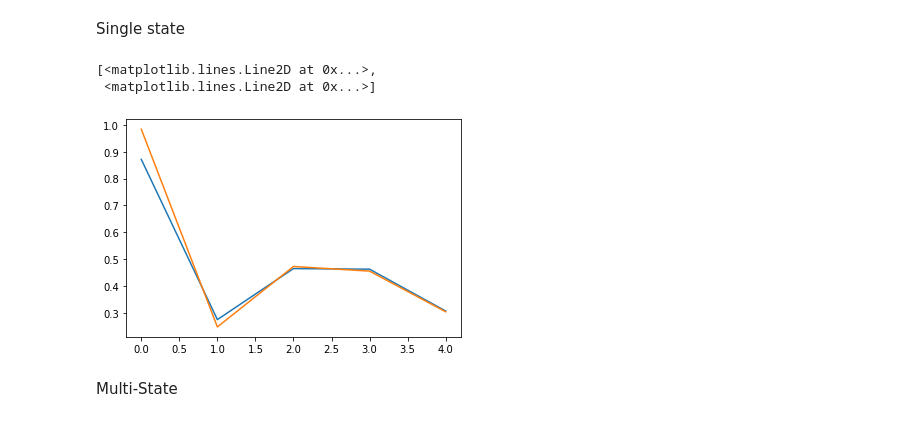
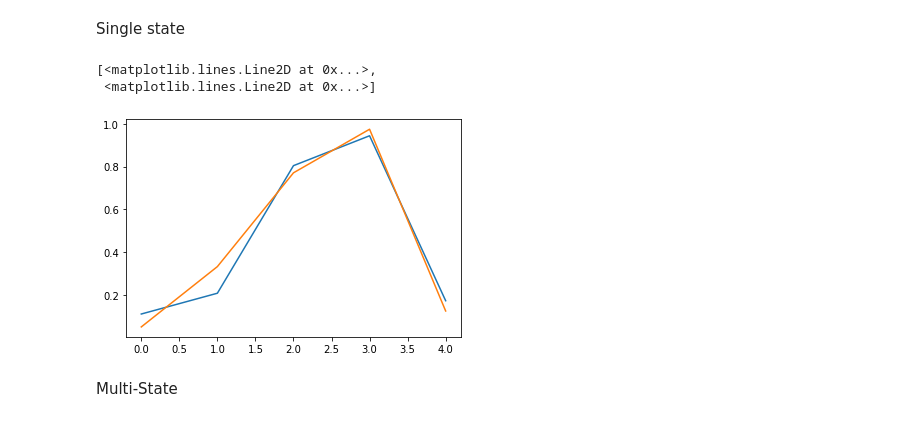
Before and after one commit to kbpositive/machine-learning, a Jupyter notebook: ReinforcementLearning/vanillaPolicyGradient.ipynb, the cells around one changed output. Saved outputs shown, nothing was run; the diff lists cells and outputs as text; code cells hidden in the pictures.

```diff
--- a/ReinforcementLearning/vanillaPolicyGradient.ipynb
+++ b/ReinforcementLearning/vanillaPolicyGradient.ipynb
@@ -48,20 +31,22 @@ def optimize(weights,targets,inputs,learningRate):
 # %% [markdown]
 Single state
-# %%
-inp = [1.0 for _ in range(5)]
-outputs = 5
-targ = [random.random() for _ in range(outputs)]
-wgt = [[(a+b)*0.01 for b in range(outputs)] for a in range(len(inp))]
-lr = 0.01
-
-for _ in range(1000):
-    wgt = optimize(wgt,target(targ),inp,lr)
-results = transpose([sigmoid(feed(inp,wgt)),targ])
-plt.plot(results)
-# %% [output]
-[<matplotlib.lines.Line2D at 0x...>,
- <matplotlib.lines.Line2D at 0x...>]
-[figure, removed]
+# %%
+inputs = 5
+outputs = 5
+inp = np.ones(inputs)
+targ = np.random.random_sample((outputs,))
+wgt = np.random.random_sample((outputs,inputs))
+lr = 0.1
+m = np.zeros((outputs,inputs))
+
+for _ in range(200):
+    wgt,m = optimize(wgt,m,target(targ),inp,lr)
+results = np.array([sigmoid(feed(inp,wgt)),targ]).T
+plt.plot(results)
+# %% [output]
+[<matplotlib.lines.Line2D at 0x...>,
+ <matplotlib.lines.Line2D at 0x...>]
+[figure, added]
 # %% [markdown]
 Multi-State
 # %%
```
Also changed, not shown: parts of 4 cells of this notebook.
